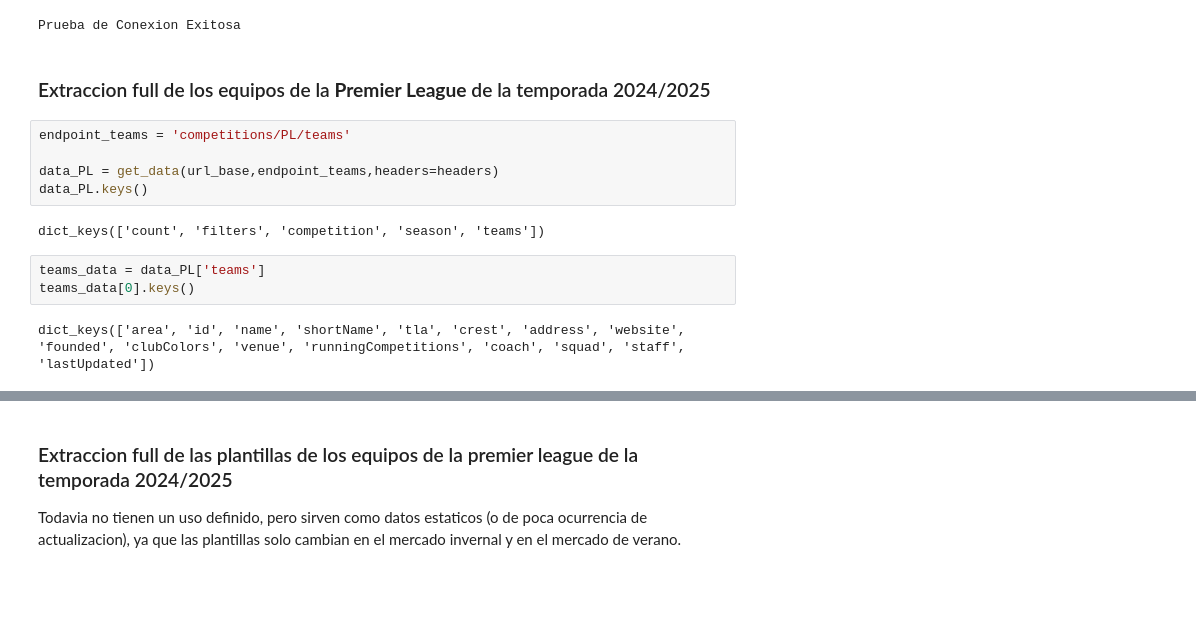
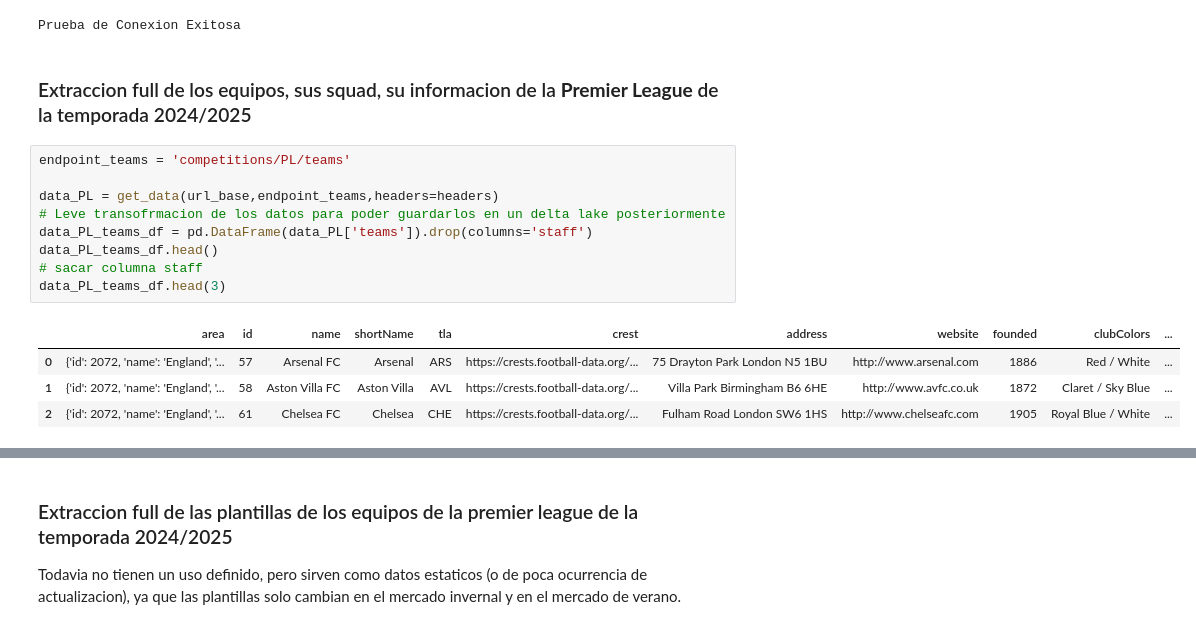
Before and after one commit to RaphaelNicaise/DataEngineering_PremierLeague, a Jupyter notebook: Extraccion_datos_football_data.ipynb, the cells around one changed output, grey strips where cells are left out. Cells and saved outputs as stored; diff of their text form; blank space fills up the shorter version.

```diff
--- a/Extraccion_datos_football_data.ipynb
+++ b/Extraccion_datos_football_data.ipynb
@@ -32,16 +32,18 @@ else:
 # %% [output]
 Prueba de Conexion Exitosa
 # %% [markdown]
-### Extraccion full de los equipos de la **Premier League** de la temporada 2024/2025
+### Extraccion full de los equipos, sus squad, su informacion de la **Premier League** de la temporada 2024/2025
-# %%
-endpoint_teams = 'competitions/PL/teams'
-
-data_PL = get_data(url_base,endpoint_teams,headers=headers)
-data_PL.keys()
-# %% [output]
-dict_keys(['count', 'filters', 'competition', 'season', 'teams'])
-# %%
-teams_data = data_PL['teams']
-teams_data[0].keys()
-# %% [output]
-dict_keys(['area', 'id', 'name', 'shortName', 'tla', 'crest', 'address', 'website', 'founded', 'clubColors', 'venue', 'runningCompetitions', 'coach', 'squad', 'staff', 'lastUpdated'])
+# %%
+endpoint_teams = 'competitions/PL/teams'
+
+data_PL = get_data(url_base,endpoint_teams,headers=headers)
+# Leve transofrmacion de los datos para poder guardarlos en un delta lake posteriormente
+data_PL_teams_df = pd.DataFrame(data_PL['teams']).drop(columns='staff')
+data_PL_teams_df.head()
+# sacar columna staff
+data_PL_teams_df.head(3)
+# %% [output]
+|  | area | id | name | shortName | tla | crest | address | website | founded | clubColors | ... |
+| 0 | {'id': 2072, 'name': 'England', '... | 57 | Arsenal FC | Arsenal | ARS | https://crests.football-data.org/... | 75 Drayton Park London N5 1BU | http://www.arsenal.com | 1886 | Red / White | ... |
+| 1 | {'id': 2072, 'name': 'England', '... | 58 | Aston Villa FC | Aston Villa | AVL | https://crests.football-data.org/... | Villa Park Birmingham B6 6HE | http://www.avfc.co.uk | 1872 | Claret / Sky Blue | ... |
+| 2 | {'id': 2072, 'name': 'England', '... | 61 | Chelsea FC | Chelsea | CHE | https://crests.football-data.org/... | Fulham Road London SW6 1HS | http://www.chelseafc.com | 1905 | Royal Blue / White | ... |
```
Also changed, not shown: parts of 26 cells of this notebook.
